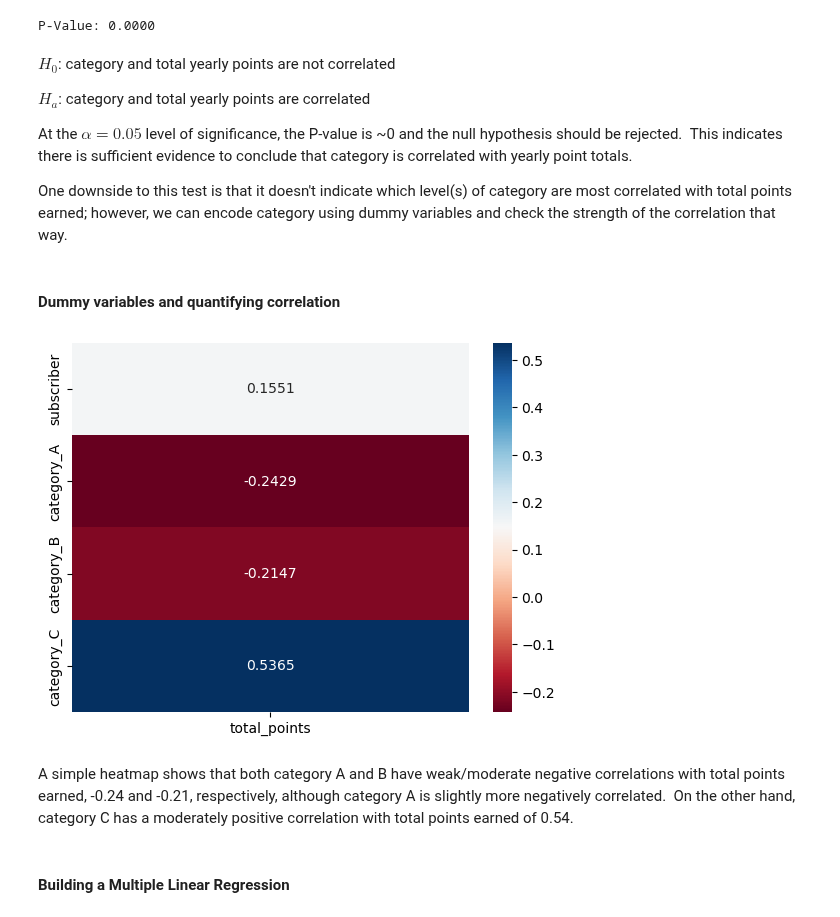
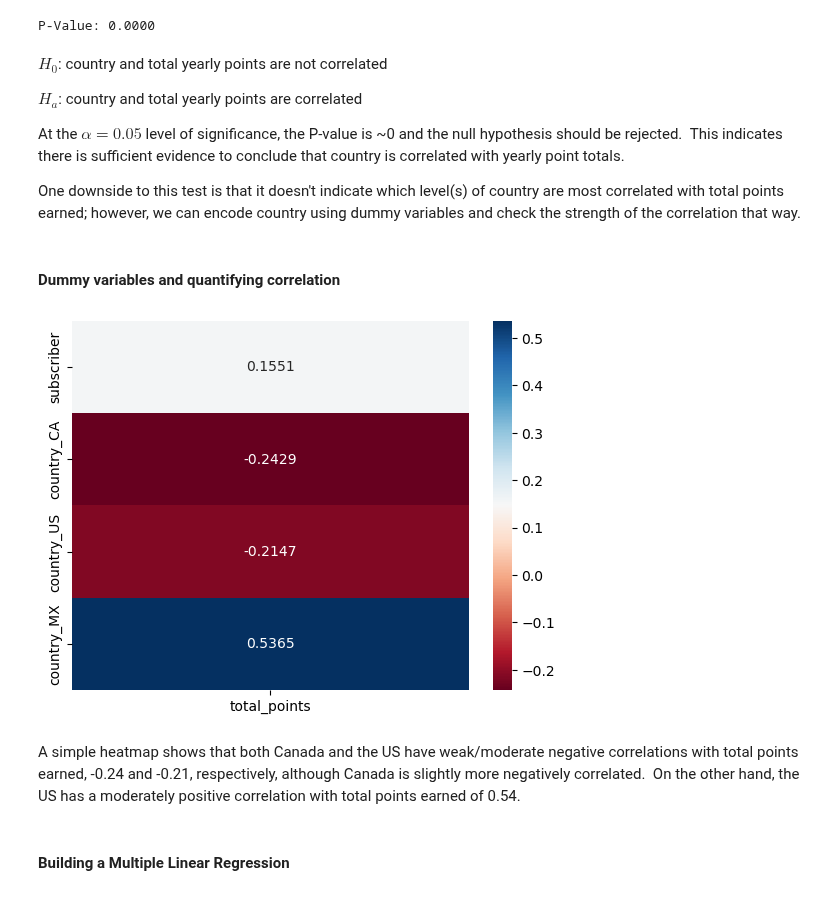
Before and after one commit to papir805/bot_battles_player_analysis, a Jupyter notebook: part3_correlation.ipynb, the cells around one changed output. Saved outputs shown, nothing was run; the diff lists cells and outputs as text; code cells hidden in the pictures.

```diff
--- a/part3_correlation.ipynb
+++ b/part3_correlation.ipynb
@@ -252,28 +252,28 @@ print(f'P-Value: {anova_results.pvalue:.4f}')
 # %% [output]
 P-Value: 0.0000
 # %% [markdown]
-$H_0$: category and total yearly points are not correlated
+$H_0$: country and total yearly points are not correlated
 
-$H_a$: category and total yearly points are correlated
+$H_a$: country and total yearly points are correlated
 
-At the $\alpha=0.05$ level of significance, the P-value is ~0 and the null hypothesis should be rejected.  This indicates there is sufficient evidence to conclude that category is correlated with yearly point totals.
+At the $\alpha=0.05$ level of significance, the P-value is ~0 and the null hypothesis should be rejected.  This indicates there is sufficient evidence to conclude that country is correlated with yearly point totals.
 
-One downside to this test is that it doesn't indicate which level(s) of category are most correlated with total points earned; however, we can encode category using dummy variables and check the strength of the correlation that way.
+One downside to this test is that it doesn't indicate which level(s) of country are most correlated with total points earned; however, we can encode country using dummy variables and check the strength of the correlation that way.
 # %% [markdown]
 #### Dummy variables and quantifying correlation
 # %%
-dummy_df = pd.get_dummies(users_attributes_and_tot_points, columns=['category'], dtype=float)
+dummy_df = pd.get_dummies(users_attributes_and_tot_points, columns=['country'], dtype=float)
 # %%
-correlations = dummy_df[['subscriber', 'category_A', 'category_B', 'category_C', 'total_points']].corr()
+correlations = dummy_df[['subscriber', 'country_CA', 'country_US', 'country_MX', 'total_points']].corr()
 
 x=correlations[['total_points']][0:4]
 
 
 sns.heatmap(x, annot=True, cmap='RdBu', fmt='.4g');
 # %% [output]
-[figure, old version]
+[figure, new version]
 # %% [markdown]
-A simple heatmap shows that both category A and B have weak/moderate negative correlations with total points earned, -0.24 and -0.21, respectively, although category A is slightly more negatively correlated.  On the other hand, category C has a moderately positive correlation with total points earned of 0.54.
+A simple heatmap shows that both Canada and the US have weak/moderate negative correlations with total points earned, -0.24 and -0.21, respectively, although Canada is slightly more negatively correlated.  On the other hand, the US has a moderately positive correlation with total points earned of 0.54.
 # %% [markdown]
 #### Building a Multiple Linear Regression
 # %%
```
Also changed, not shown: parts of 12 cells of this notebook, 4 other files.
